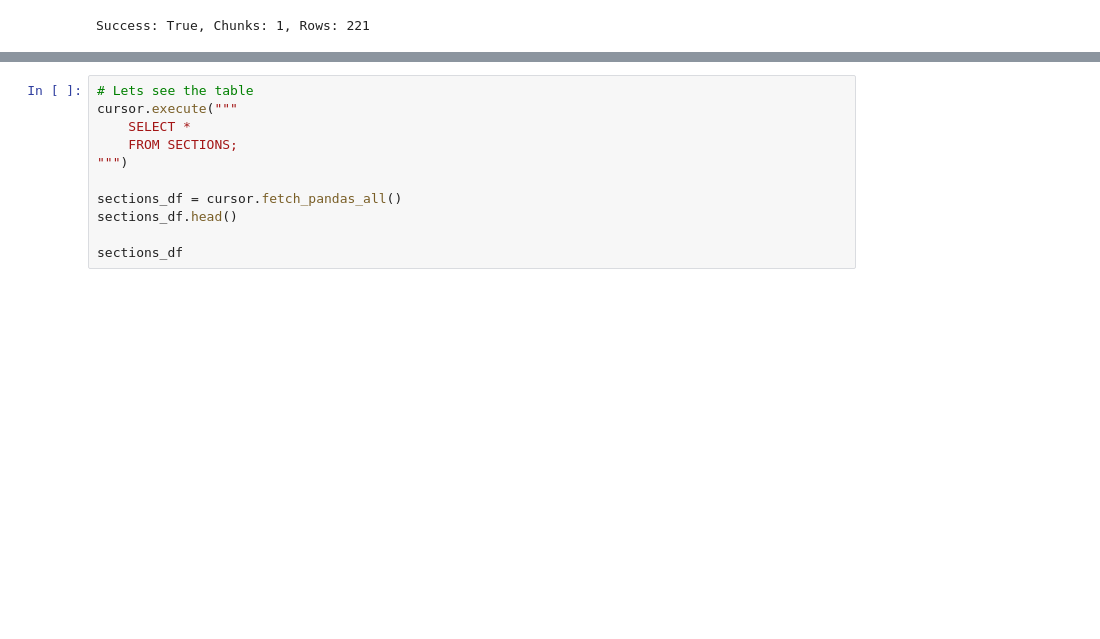
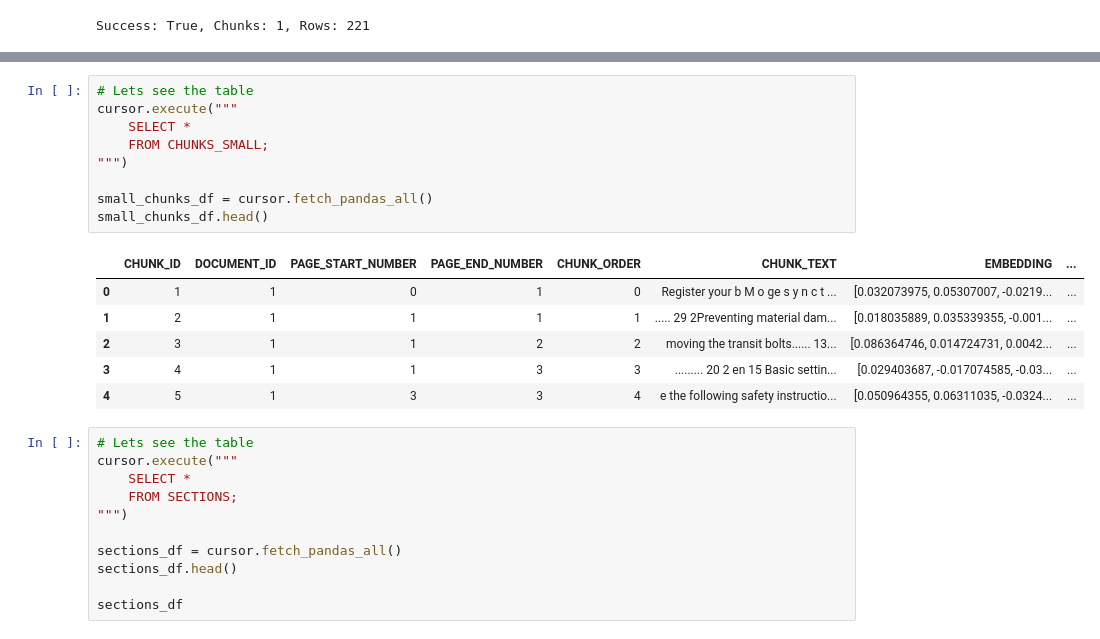
Before and after one commit to Haldan-NC/Snowflake-Cortex-Playground, a Jupyter notebook: WASHING_MACHINE_DB_setup.ipynb, the cells around one changed output, grey strips where cells are left out. Drawn from its saved outputs; the diff is of its cells as text; blank space fills up the shorter version.

```diff
--- a/WASHING_MACHINE_DB_setup.ipynb
+++ b/WASHING_MACHINE_DB_setup.ipynb
@@ -603,3 +605,19 @@ Success: True, Chunks: 1, Rows: 221
+# %%
+# Lets see the table
+cursor.execute("""
+    SELECT *
+    FROM CHUNKS_SMALL;
+""")
+
+small_chunks_df = cursor.fetch_pandas_all()
+small_chunks_df.head()
+# %% [output]
+|  | CHUNK_ID | DOCUMENT_ID | PAGE_START_NUMBER | PAGE_END_NUMBER | CHUNK_ORDER | CHUNK_TEXT | EMBEDDING | ... |
+| 0 | 1 | 1 | 0 | 1 | 0 | Register your b M o ge s y n c t ... | [0.032073975, 0.05307007, -0.0219... | ... |
+| 1 | 2 | 1 | 1 | 1 | 1 | ..... 29 2Preventing material dam... | [0.018035889, 0.035339355, -0.001... | ... |
+| 2 | 3 | 1 | 1 | 2 | 2 | moving the transit bolts...... 13... | [0.086364746, 0.014724731, 0.0042... | ... |
+| 3 | 4 | 1 | 1 | 3 | 3 | ......... 20 2 en 15 Basic settin... | [0.029403687, -0.017074585, -0.03... | ... |
+| 4 | 5 | 1 | 3 | 3 | 4 | e the following safety instructio... | [0.050964355, 0.06311035, -0.0324... | ... |
 # %%
 # Lets see the table
 cursor.execute("""
```
Also changed, not shown: parts of 4 cells of this notebook, 1 other file.
